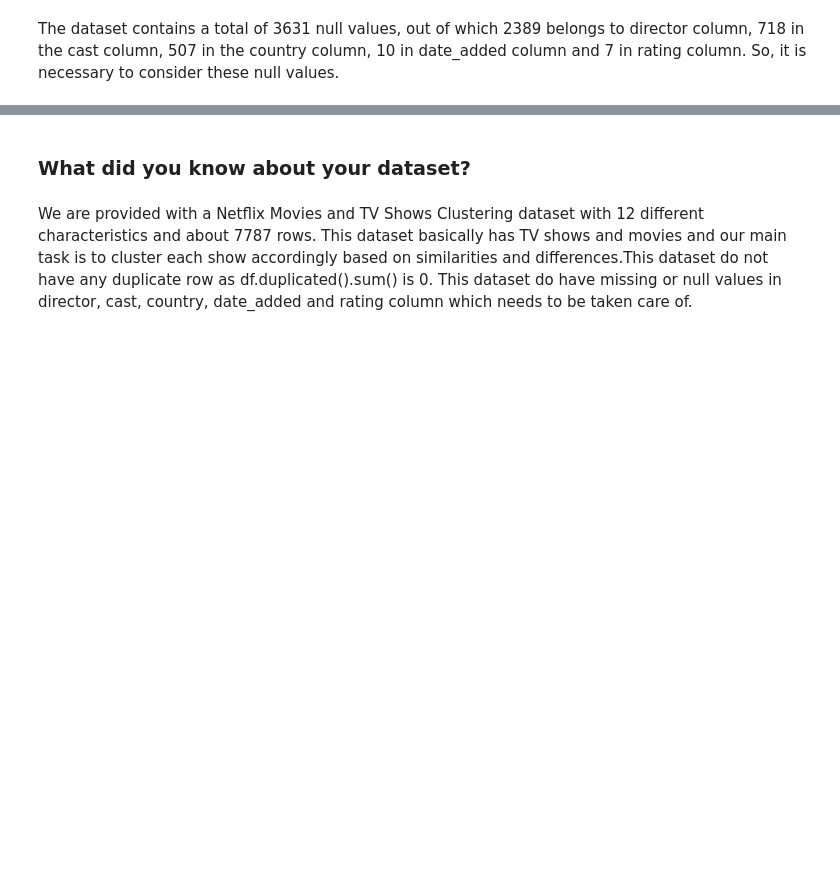
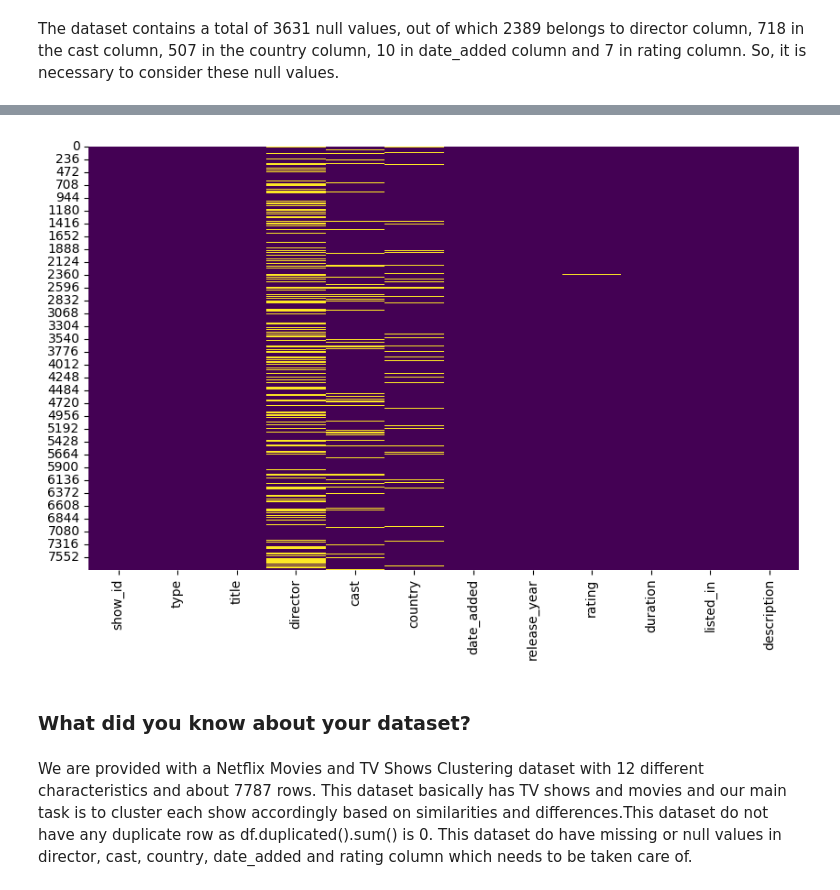
Before and after one commit to pranjalikathait/Machine_Learning, a Jupyter notebook: Copy_of_Sample_ML_Submission_Template.ipynb, the cells around one changed output, grey strips where cells are left out. Saved outputs shown, nothing was run; the diff lists cells and outputs as text; code cells hidden in the pictures; blank space fills up the shorter version.

```diff
--- a/Copy_of_Sample_ML_Submission_Template.ipynb
+++ b/Copy_of_Sample_ML_Submission_Template.ipynb
@@ -136,4 +222,8 @@ df.info()
 # %%
 # Dataset Duplicate Value Count
 num_duplicates=df.duplicated().sum()
-num_duplicates
+print("Total number of duplicate rows :",num_duplicates)
+
+df.drop_duplicates(inplace=True)
+unique_rows=df.shape[0]
+print("Total number of unique rows :",unique_rows)
@@ -145,3 +238,7 @@ missing_values_count=df.isnull().sum()
 print('Missing values count in each column ', missing_values_count)
 null_values_count=df.isnull().sum().sum()
 print(f'The dataset has {null_values_count} missing values.')
+
+df.fillna(np.nan,inplace=True)
+print("After replacing all the null values as nan: ")
+df
@@ -150,22 +293,13 @@ The dataset contains a total of 3631 null values, out of which 2389 belongs to d
 # %%
 # Visualizing the missing values
 
 # Creating a heatmap to visualize missing values
 plt.figure(figsize=(10, 6))
 sns.heatmap(df.isnull(), cbar=False, cmap='viridis')
 # Displaying the plot
 plt.show()
-
-# Calculate the percentage of missing values for each column
-missing_percentage = (df.isnull().mean() * 100).round(2)
-# Create a bar chart to visualize missing value percentages
-plt.figure(figsize=(12, 6))
-missing_percentage.plot(kind='bar', color='skyblue')
-plt.title('Percentage of Missing Values in Each Column')
-plt.ylabel('Percentage')
-plt.xlabel('Columns')
-plt.xticks(rotation=45, ha='right')
-plt.show()
+# %% [output]
+[figure, added]
 # %% [markdown]
 ### What did you know about your dataset?
 # %% [markdown]
```
Also changed, not shown: parts of 23 cells of this notebook.
